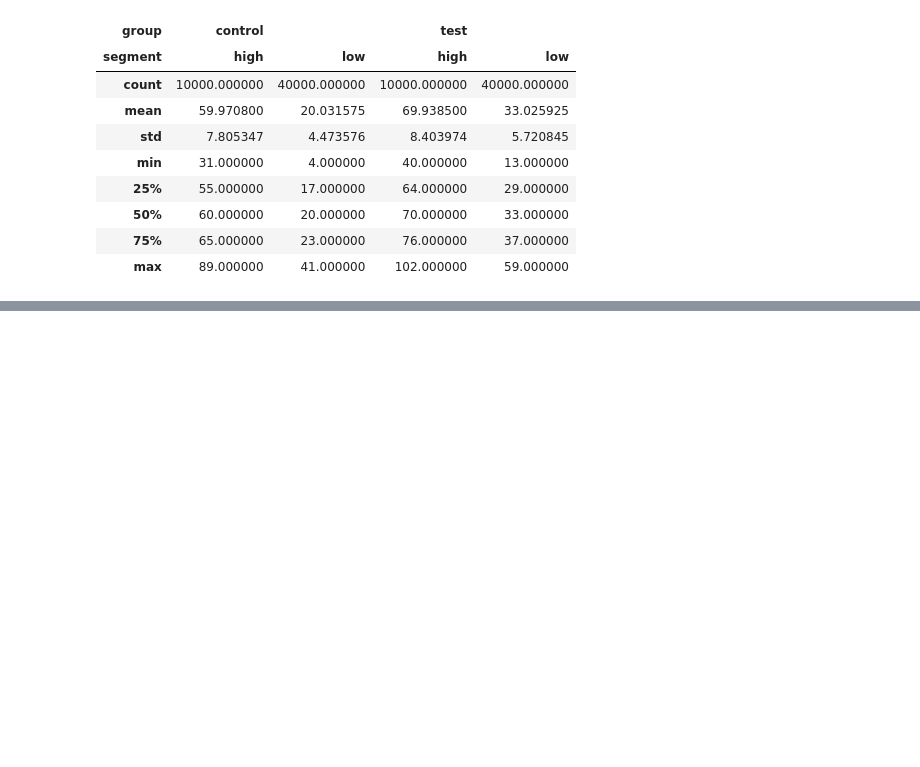
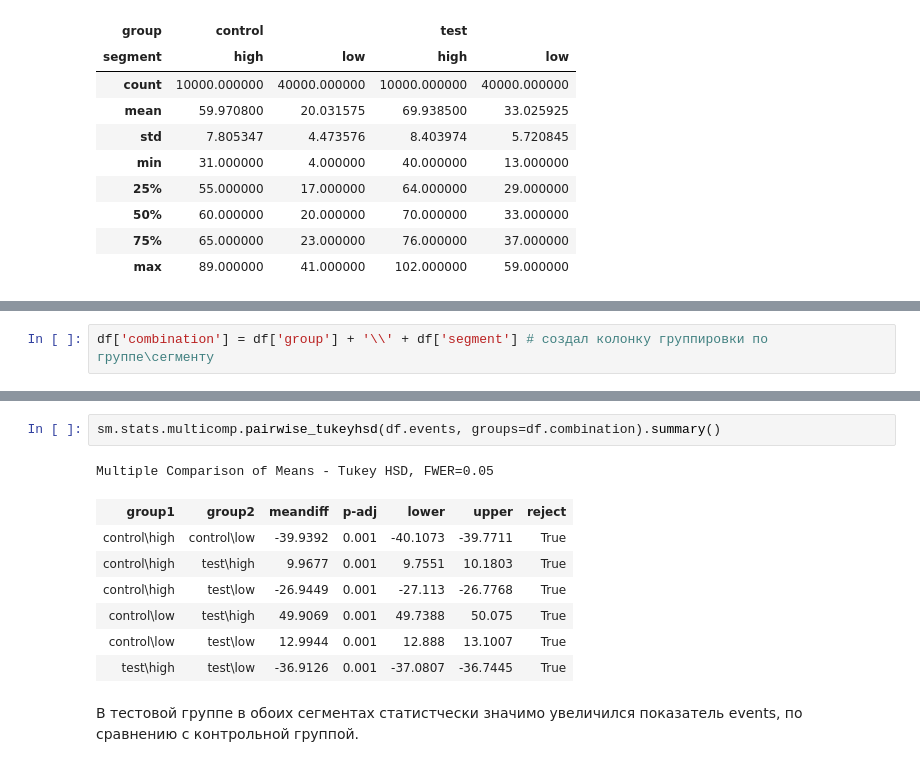
Before and after one commit to Osgil/Data_analyst, a Jupyter notebook: Analysis_of_variance_2.ipynb, the cells around one changed output, grey strips where cells are left out. Drawn from its saved outputs; the diff is of its cells as text; blank space fills up the shorter version.

```diff
--- a/Analysis_of_variance_2.ipynb
+++ b/Analysis_of_variance_2.ipynb
@@ -59,0 +74,2 @@ df.groupby(['group', 'segment']).events.describe().T # Замечу, что по
+# %%
+df['combination'] = df['group'] + '\\' + df['segment'] # создал колонку группировки по группе\сегменту
@@ -59,0 +85,13 @@ df.groupby(['group', 'segment']).events.describe().T # Замечу, что по
+# %%
+sm.stats.multicomp.pairwise_tukeyhsd(df.events, groups=df.combination).summary()
+# %% [output]
+Multiple Comparison of Means - Tukey HSD, FWER=0.05
+| group1 | group2 | meandiff | p-adj | lower | upper | reject |
+| control\high | control\low | -39.9392 | 0.001 | -40.1073 | -39.7711 | True |
+| control\high | test\high | 9.9677 | 0.001 | 9.7551 | 10.1803 | True |
+| control\high | test\low | -26.9449 | 0.001 | -27.113 | -26.7768 | True |
+| control\low | test\high | 49.9069 | 0.001 | 49.7388 | 50.075 | True |
+| control\low | test\low | 12.9944 | 0.001 | 12.888 | 13.1007 | True |
+| test\high | test\low | -36.9126 | 0.001 | -37.0807 | -36.7445 | True |
+# %% [markdown]
+В тестовой группе в обоих сегментах статистчески значимо увеличился показатель events, по сравнению с контрольной группой.
```
Also changed, not shown: parts of 5 cells of this notebook.
